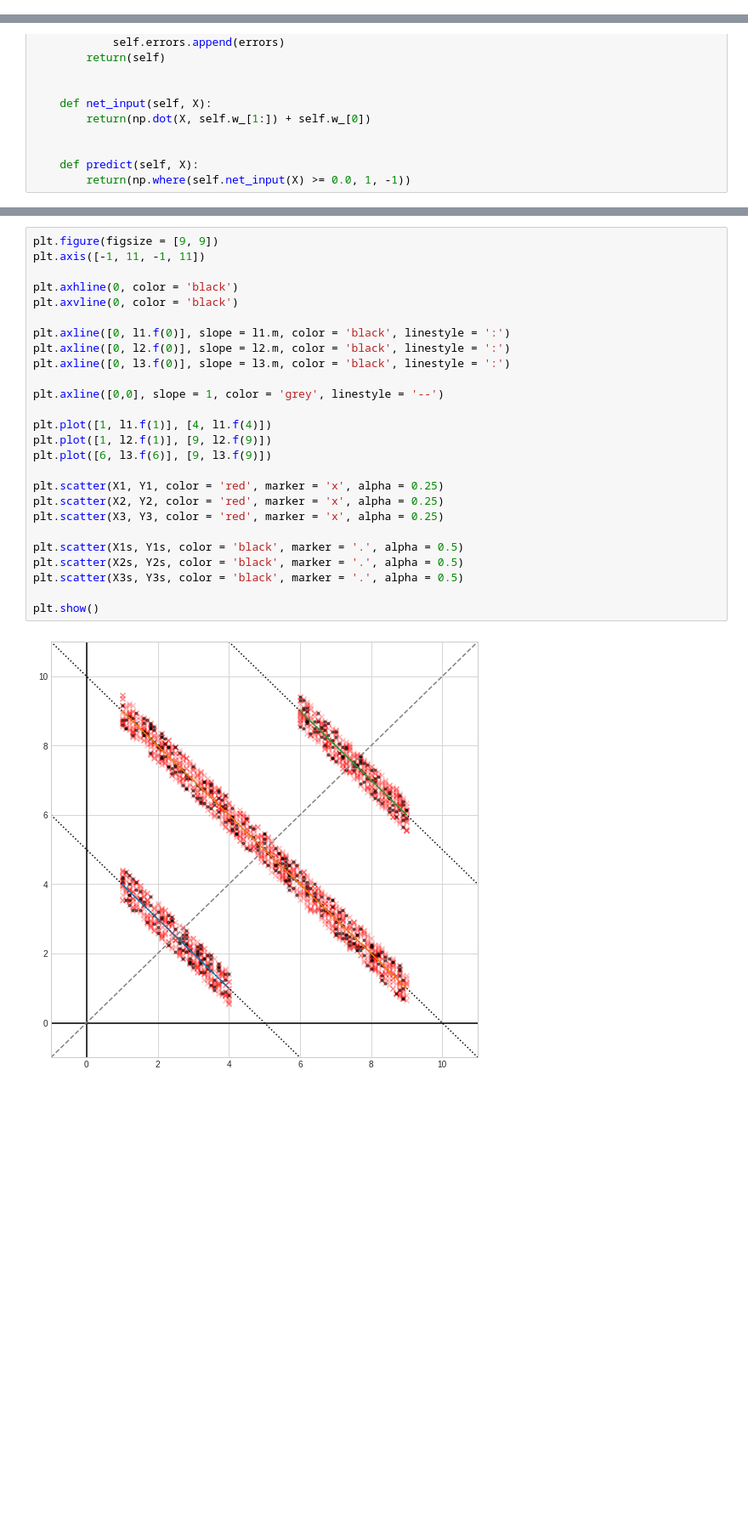
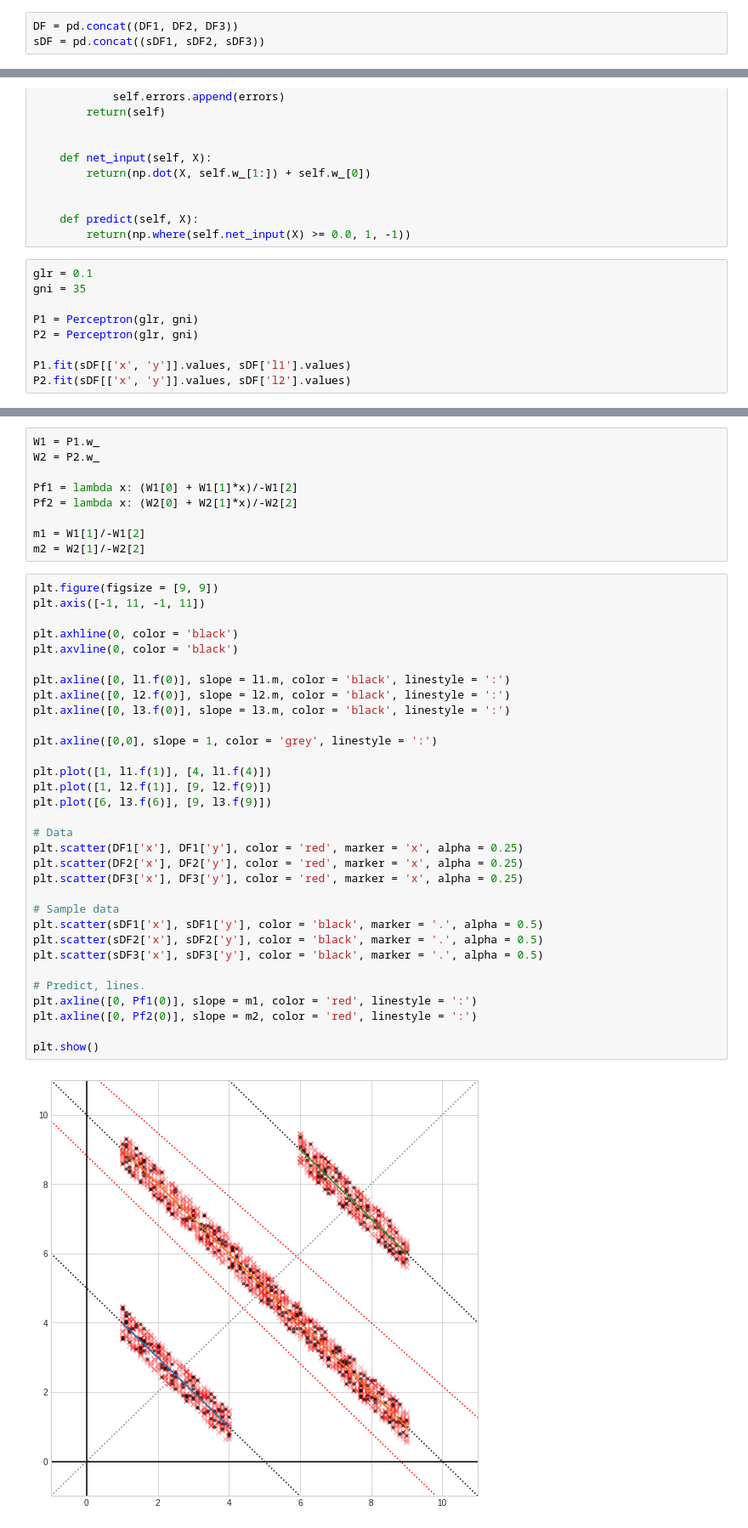
Before and after one commit to akero11/pml_sr_exercises, a Jupyter notebook: xor_test.ipynb, the cells around one changed output, grey strips where cells are left out. Shown: that part at 85% size. Cells and saved outputs as stored; diff of their text form; blank space fills up the shorter version.

Commit message:
Add perceptron prediction and graphic in xor_test.ipynb

```diff
--- a/xor_test.ipynb
+++ b/xor_test.ipynb
@@ -77,3 +58,6 @@ pd.DataFrame(data = D, columns = ['x', 'y', 't1' ,'t2'])
+# %%
+DF = pd.concat((DF1, DF2, DF3))
+sDF = pd.concat((sDF1, sDF2, sDF3))
 # %%
 class Perceptron:
     def __init__(self, learning_rate = 0.1, n_iterations = 50):
@@ -102,3 +86,12 @@ class Perceptron:
 
     def predict(self, X):
         return(np.where(self.net_input(X) >= 0.0, 1, -1))
+# %%
+glr = 0.1
+gni = 35
+
+P1 = Perceptron(glr, gni)
+P2 = Perceptron(glr, gni)
+
+P1.fit(sDF[['x', 'y']].values, sDF['l1'].values)
+P2.fit(sDF[['x', 'y']].values, sDF['l2'].values)
@@ -105,28 +110,43 @@ class Perceptron:
+# %%
+W1 = P1.w_
+W2 = P2.w_
+
+Pf1 = lambda x: (W1[0] + W1[1]*x)/-W1[2]
+Pf2 = lambda x: (W2[0] + W2[1]*x)/-W2[2]
+
+m1 = W1[1]/-W1[2]
+m2 = W2[1]/-W2[2]
 # %%
 plt.figure(figsize = [9, 9])
 plt.axis([-1, 11, -1, 11])
 
 plt.axhline(0, color = 'black')
 plt.axvline(0, color = 'black')
 
 plt.axline([0, l1.f(0)], slope = l1.m, color = 'black', linestyle = ':')
 plt.axline([0, l2.f(0)], slope = l2.m, color = 'black', linestyle = ':')
 plt.axline([0, l3.f(0)], slope = l3.m, color = 'black', linestyle = ':')
 
-plt.axline([0,0], slope = 1, color = 'grey', linestyle = '--')
+plt.axline([0,0], slope = 1, color = 'grey', linestyle = ':')
 
 plt.plot([1, l1.f(1)], [4, l1.f(4)])
 plt.plot([1, l2.f(1)], [9, l2.f(9)])
 plt.plot([6, l3.f(6)], [9, l3.f(9)])
 
-plt.scatter(X1, Y1, color = 'red', marker = 'x', alpha = 0.25)
-plt.scatter(X2, Y2, color = 'red', marker = 'x', alpha = 0.25)
-plt.scatter(X3, Y3, color = 'red', marker = 'x', alpha = 0.25)
+# Data
+plt.scatter(DF1['x'], DF1['y'], color = 'red', marker = 'x', alpha = 0.25)
+plt.scatter(DF2['x'], DF2['y'], color = 'red', marker = 'x', alpha = 0.25)
+plt.scatter(DF3['x'], DF3['y'], color = 'red', marker = 'x', alpha = 0.25)
 
-plt.scatter(X1s, Y1s, color = 'black', marker = '.', alpha = 0.5)
-plt.scatter(X2s, Y2s, color = 'black', marker = '.', alpha = 0.5)
-plt.scatter(X3s, Y3s, color = 'black', marker = '.', alpha = 0.5)
+# Sample data
+plt.scatter(sDF1['x'], sDF1['y'], color = 'black', marker = '.', alpha = 0.5)
+plt.scatter(sDF2['x'], sDF2['y'], color = 'black', marker = '.', alpha = 0.5)
+plt.scatter(sDF3['x'], sDF3['y'], color = 'black', marker = '.', alpha = 0.5)
+
+# Predict, lines.
+plt.axline([0, Pf1(0)], slope = m1, color = 'red', linestyle = ':')
+plt.axline([0, Pf2(0)], slope = m2, color = 'red', linestyle = ':')
 
 plt.show()
 # %% [output]
-[figure, old version]
+[figure, new version]
```
Also changed, not shown: parts of 10 cells of this notebook.
